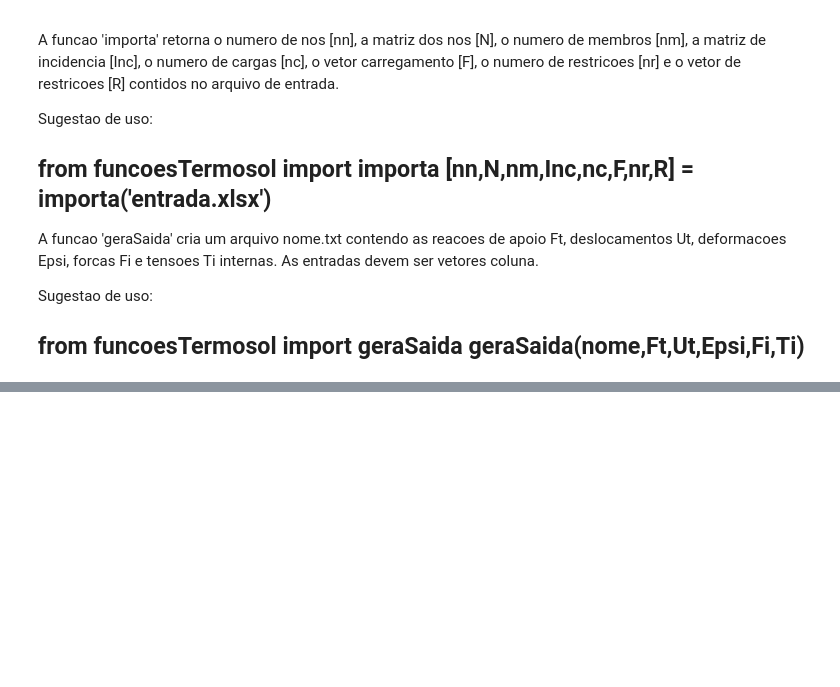
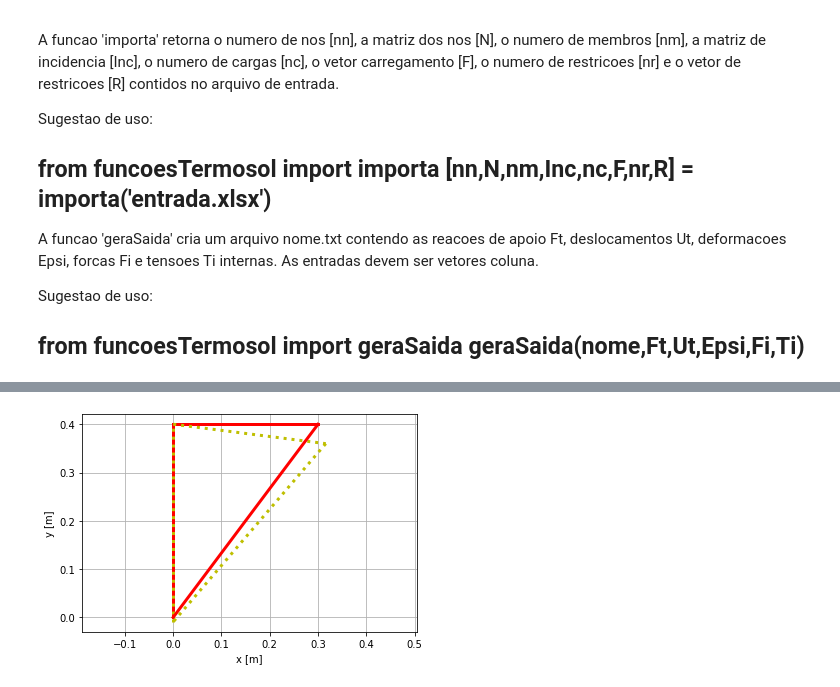
Before and after one commit to gianvr/APS4-MecSol, a Jupyter notebook: aps.ipynb, the cells around one changed output, grey strips where cells are left out. Drawn from its saved outputs; the diff is of its cells as text; code cells hidden in the pictures; blank space fills up the shorter version.

```diff
--- a/aps.ipynb
+++ b/aps.ipynb
@@ -190,11 +174,7 @@ def fill_matrix(E,A,l,c,s):
 # %%
-def get_matriz_elemento(N):
+def get_matriz_elemento(N,L,Inc,ang,nm):
   lista = []
-  for i in range(len(N[:,0])):
-    k = np.zeros((4,4))
-    c = angs[i,0]
-    s = angs[i,1]
-    M = fill_matrix(Inc[i,2],Inc[i,3],Ls[i],c,s)
-    lista.append(M)
+  for i in range(nm):
+    lista.append(fill_matrix(Inc[i,2],Inc[i,3],L[i],ang[i,0], ang[i,1]))
   return lista
 # %%
@@ -237,0 +241,10 @@ array([[ 3.0240e+07,  4.0320e+07,  0.0000e+00,  0.0000e+00, -3.0240e+07,
+# %%
+nn,N,nm,Inc,nc,F,nr,R = importa('entrada.xlsx')
+
+
+N_1 = np.transpose(N)
+Ls,angs = get_angles_lenghts(N_1,Inc,nm)
+G =get_matriz_global(N_1,Inc,angs,nm)
+deslocamentos,reacoes = get_deslocamentos_reacoes(N_1,R,F,G)
+defor,forcas,tensoes = get_tensoes_deform_tensoes(N_1,deslocamentos,angs,Inc,nm)
+geraSaida("teste",reacoes,deslocamentos,defor,forcas,tensoes)
@@ -237,0 +264,27 @@ array([[ 3.0240e+07,  4.0320e+07,  0.0000e+00,  0.0000e+00, -3.0240e+07,
+# %%
+nm = len(Inc[:,0])
+import matplotlib as mpl
+import matplotlib.pyplot as plt
+
+#    plt.show()
+fig = plt.figure()
+# Passa por todos os membros
+for i in range(nm):
+    e = 1e4
+    n1 = int(Inc[i,0])
+    n2 = int(Inc[i,1])
+    N1 = int(Inc[i,0])-1
+    N2 = int(Inc[i,1])-1
+    N1x,N1y,N2x,N2y = 2*N1,2*N1+1,2*N2,2*N2+1
+
+    plt.plot([N[0,n1-1],N[0,n2-1]],[N[1,n1-1],N[1,n2-1]],color='r',linewidth=3)
+    plt.plot([N[0,n1-1]+deslocamentos[N1x]*e,N[0,n2-1]+deslocamentos[N2x]*e],[N[1,n1-1]+deslocamentos[N1y]*e,N[1,n2-1]+deslocamentos[N2y]*e],'g:',color='y',linewidth=3)
+
+
+plt.xlabel('x [m]')
+plt.ylabel('y [m]')
+plt.grid(True)
+plt.axis('equal')
+plt.show()
+# %% [output]
+[figure, added]
```
Also changed, not shown: parts of 14 cells of this notebook, 1 other file.
